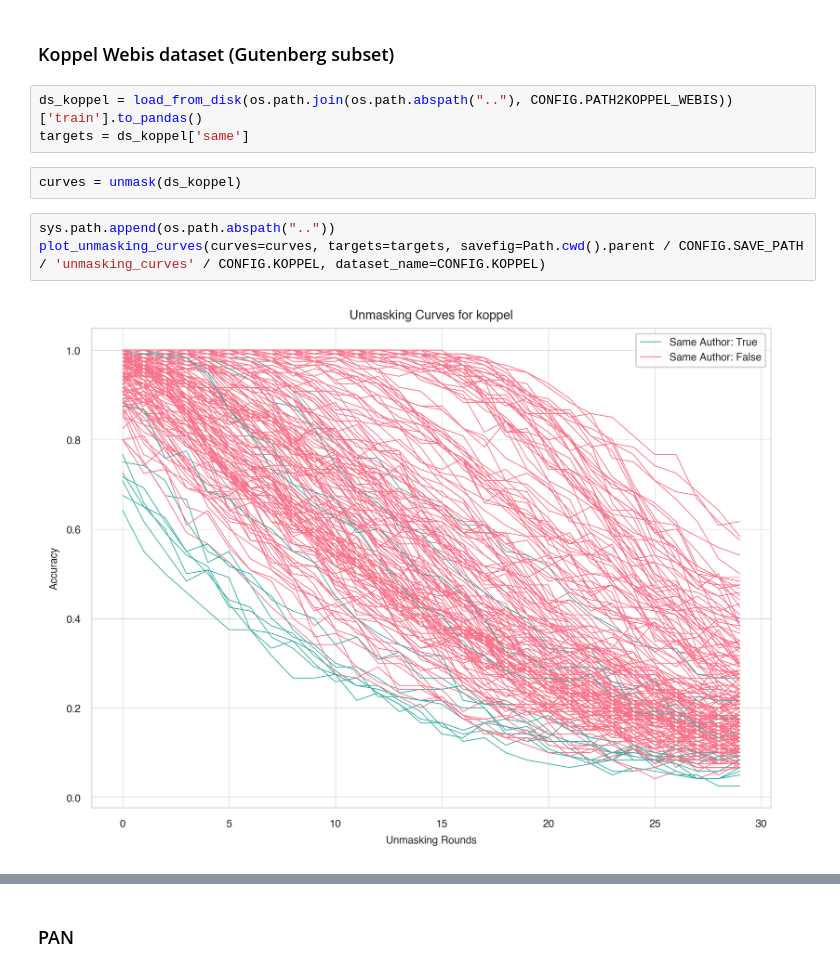
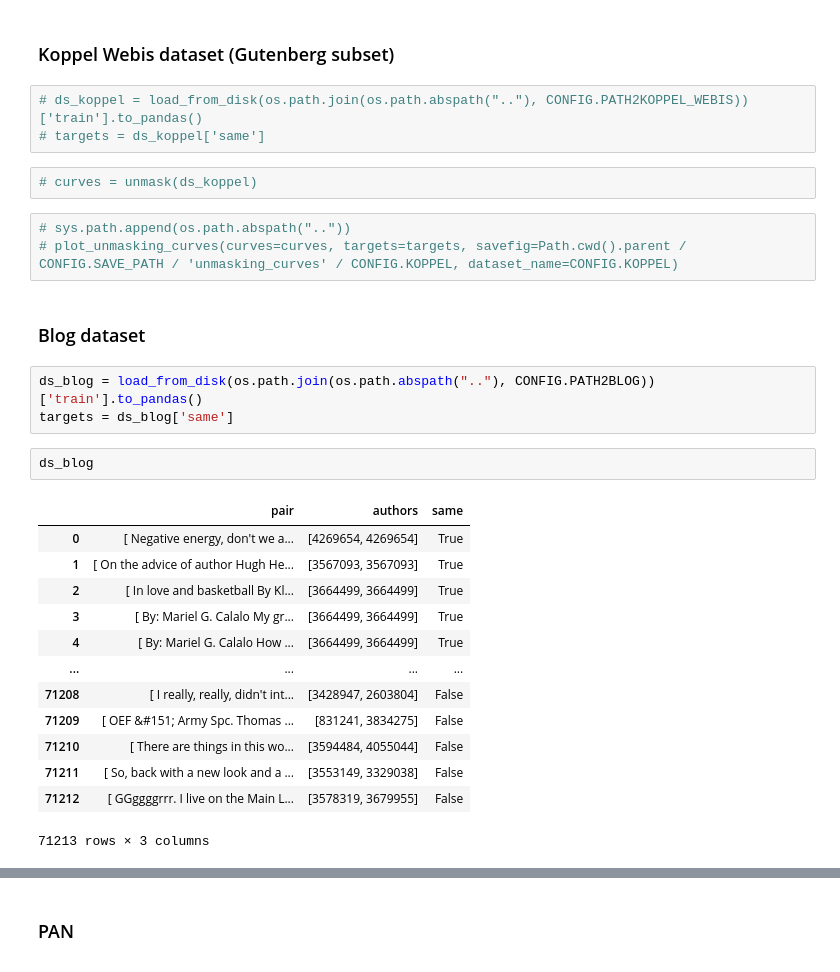
Before and after one commit to webis-de/emnlp26-impostors-method-llm-hard-negatives, a Jupyter notebook: notebooks/unmasking.ipynb, the cells around one changed output, grey strips where cells are left out. Saved outputs shown, nothing was run; the diff lists cells and outputs as text.

```diff
--- a/notebooks/unmasking.ipynb
+++ b/notebooks/unmasking.ipynb
@@ -248,12 +249,31 @@ def print_t_test_for_compression(cbc):
 # %% [markdown]
 ### Koppel Webis dataset (Gutenberg subset)
 # %%
-ds_koppel = load_from_disk(os.path.join(os.path.abspath(".."), CONFIG.PATH2KOPPEL_WEBIS))['train'].to_pandas()
-targets = ds_koppel['same']
+# ds_koppel = load_from_disk(os.path.join(os.path.abspath(".."), CONFIG.PATH2KOPPEL_WEBIS))['train'].to_pandas()
+# targets = ds_koppel['same']
 # %%
-curves = unmask(ds_koppel)
+# curves = unmask(ds_koppel)
 # %%
-sys.path.append(os.path.abspath(".."))
-plot_unmasking_curves(curves=curves, targets=targets, savefig=Path.cwd().parent / CONFIG.SAVE_PATH / 'unmasking_curves' / CONFIG.KOPPEL, dataset_name=CONFIG.KOPPEL)
+# sys.path.append(os.path.abspath(".."))
+# plot_unmasking_curves(curves=curves, targets=targets, savefig=Path.cwd().parent / CONFIG.SAVE_PATH / 'unmasking_curves' / CONFIG.KOPPEL, dataset_name=CONFIG.KOPPEL)
-# %% [output]
-[figure, removed]
+# %% [markdown]
+### Blog dataset
+# %%
+ds_blog = load_from_disk(os.path.join(os.path.abspath(".."), CONFIG.PATH2BLOG))['train'].to_pandas()
+targets = ds_blog['same']
+# %%
+ds_blog
+# %% [output]
+|  | pair | authors | same |
+| 0 | [ Negative energy, don't we a... | [4269654, 4269654] | True |
+| 1 | [ On the advice of author Hugh He... | [3567093, 3567093] | True |
+| 2 | [ In love and basketball By Kl... | [3664499, 3664499] | True |
+| 3 | [ By: Mariel G. Calalo My gr... | [3664499, 3664499] | True |
+| 4 | [ By: Mariel G. Calalo How ... | [3664499, 3664499] | True |
+| ... | ... | ... | ... |
+| 71208 | [ I really, really, didn't int... | [3428947, 2603804] | False |
+| 71209 | [ OEF &#151; Army Spc. Thomas ... | [831241, 3834275] | False |
+| 71210 | [ There are things in this wo... | [3594484, 4055044] | False |
+| 71211 | [ So, back with a new look and a ... | [3553149, 3329038] | False |
+| 71212 | [ GGggggrrr. I live on the Main L... | [3578319, 3679955] | False |
+71213 rows × 3 columns
```
Also changed, not shown: parts of 11 cells of this notebook.
